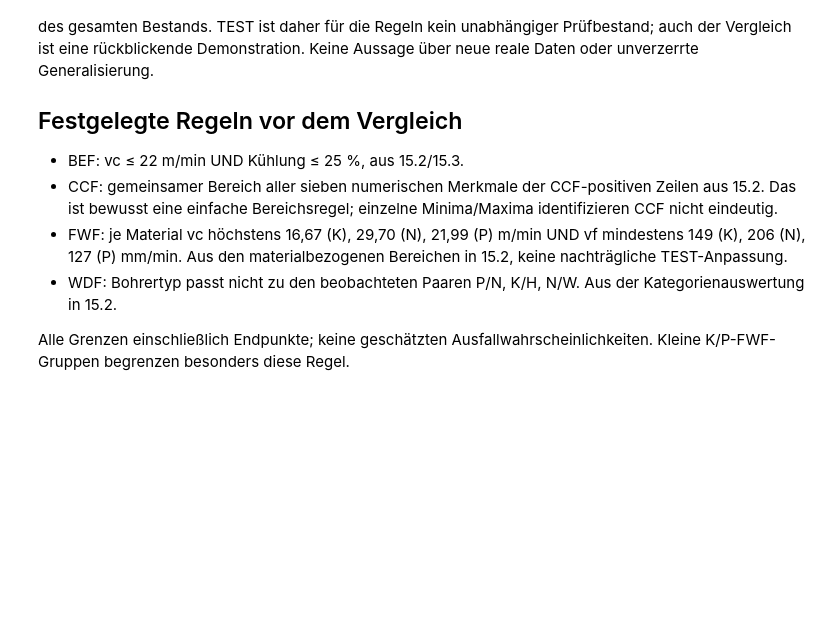
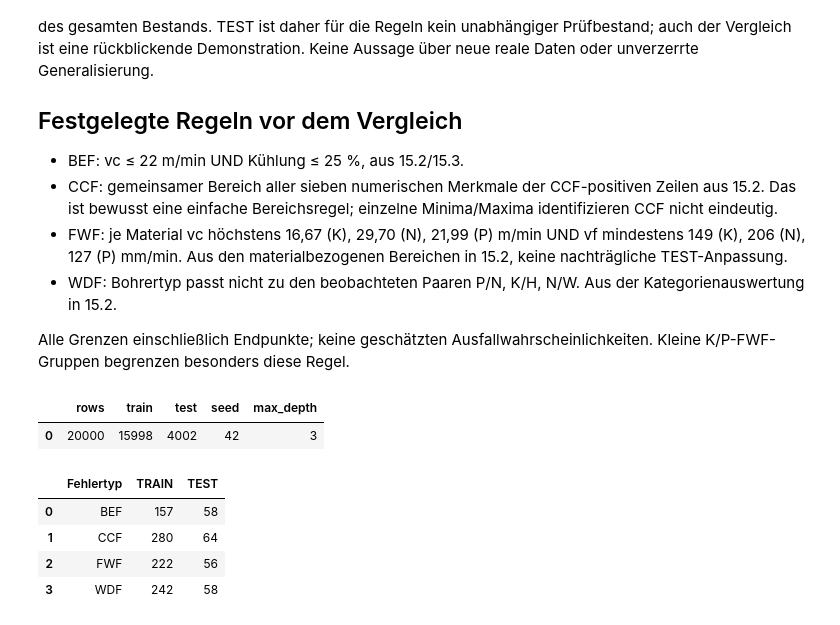
Before and after one commit to WardenPup/Industrial-Data-Science, a Jupyter notebook: sessions/ch15/rule_models.ipynb, the cells around one changed output. Cells and saved outputs as stored; diff of their text form; code cells hidden in the pictures; blank space fills up the shorter version.

```diff
--- a/sessions/ch15/rule_models.ipynb
+++ b/sessions/ch15/rule_models.ipynb
@@ -22,3 +22,30 @@ Ein gemeinsamer ungefährer 80/20-Gruppensplit hält identische Eingangsmerkmale
 - WDF: Bohrertyp passt nicht zu den beobachteten Paaren P/N, K/H, N/W. Aus der Kategorienauswertung in 15.2.
 
 Alle Grenzen einschließlich Endpunkte; keine geschätzten Ausfallwahrscheinlichkeiten. Kleine K/P-FWF-Gruppen begrenzen besonders diese Regel.
+# %%
+from pathlib import Path
+import json
+import pandas as pd
+import matplotlib.pyplot as plt
+from IPython.display import display
+from sessions.ch15.drilling_data import load_data, verify_file, SUBGROUPS
+from sessions.ch15.rule_models import evaluate, SEED
+output = Path("outputs/ch15/exercise_15_4")
+output.mkdir(parents=True, exist_ok=True)
+data = load_data()
+metrics, predictions, split, counts, models, tree_texts = evaluate(data)
+for name,table in {"metrics":metrics,"predictions":predictions,"split":split,"class_counts":counts}.items():
+    table.to_csv(output / f"{name}.csv",index=False)
+for flag,text in tree_texts.items():
+    (output / f"tree_{flag.lower()}.txt").write_text(text,encoding="utf-8")
+summary = {"rows":len(data),"train":int(split.Split.eq("TRAIN").sum()),"test":int(split.Split.eq("TEST").sum()),"seed":SEED,"max_depth":3,"raw_sha256":verify_file(),"evaluation":"retrospective; rules informed by entire dataset"}
+(output / "summary.json").write_text(json.dumps(summary,indent=2),encoding="utf-8")
+display(pd.DataFrame([summary]).drop(columns=["raw_sha256","evaluation"]),counts)
+# %% [output]
+|  | rows | train | test | seed | max_depth |
+| 0 | 20000 | 15998 | 4002 | 42 | 3 |
+|  | Fehlertyp | TRAIN | TEST |
+| 0 | BEF | 157 | 58 |
+| 1 | CCF | 280 | 64 |
+| 2 | FWF | 222 | 56 |
+| 3 | WDF | 242 | 58 |
```
Also changed, not shown: parts of 5 cells of this notebook, 4 other files.
